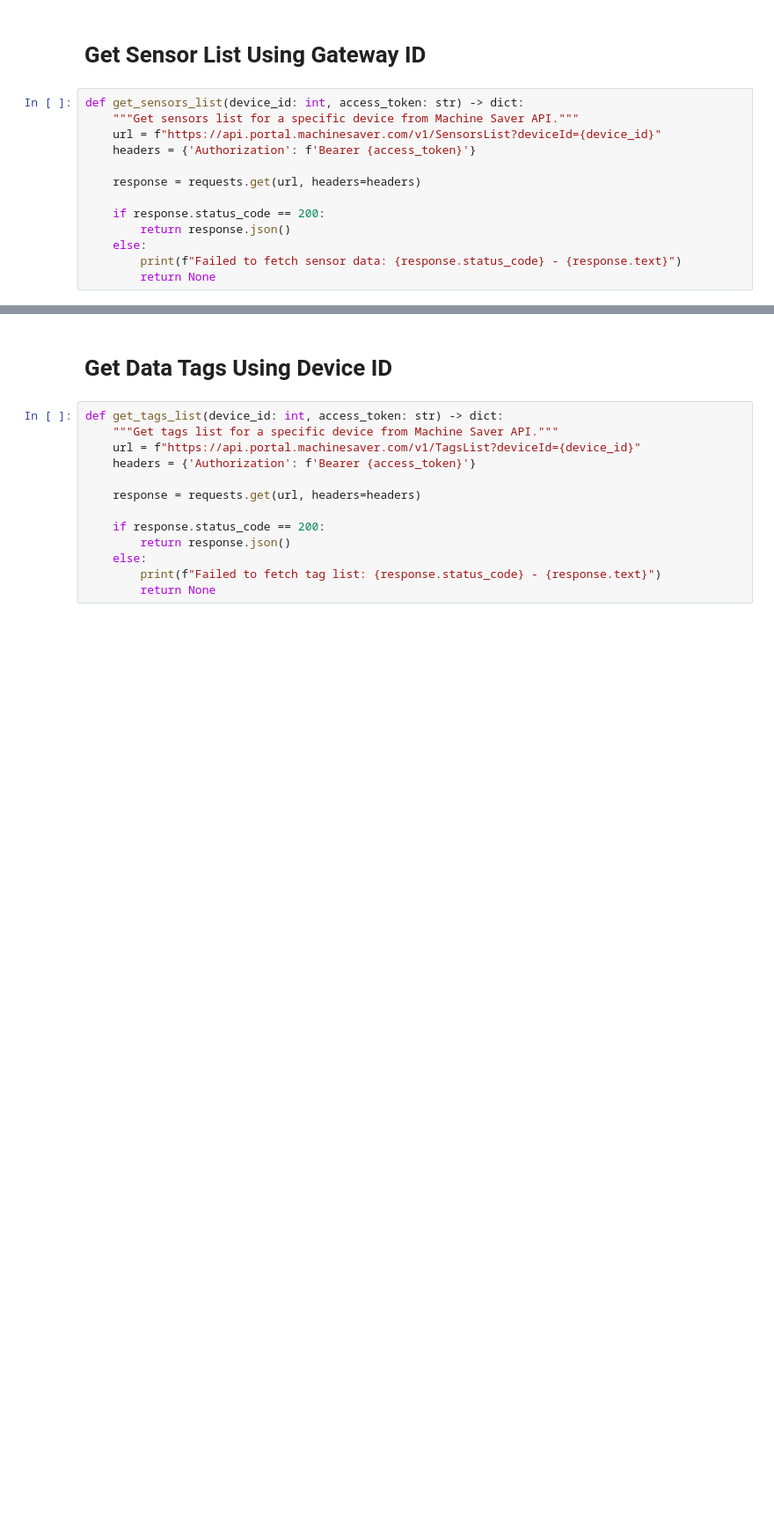
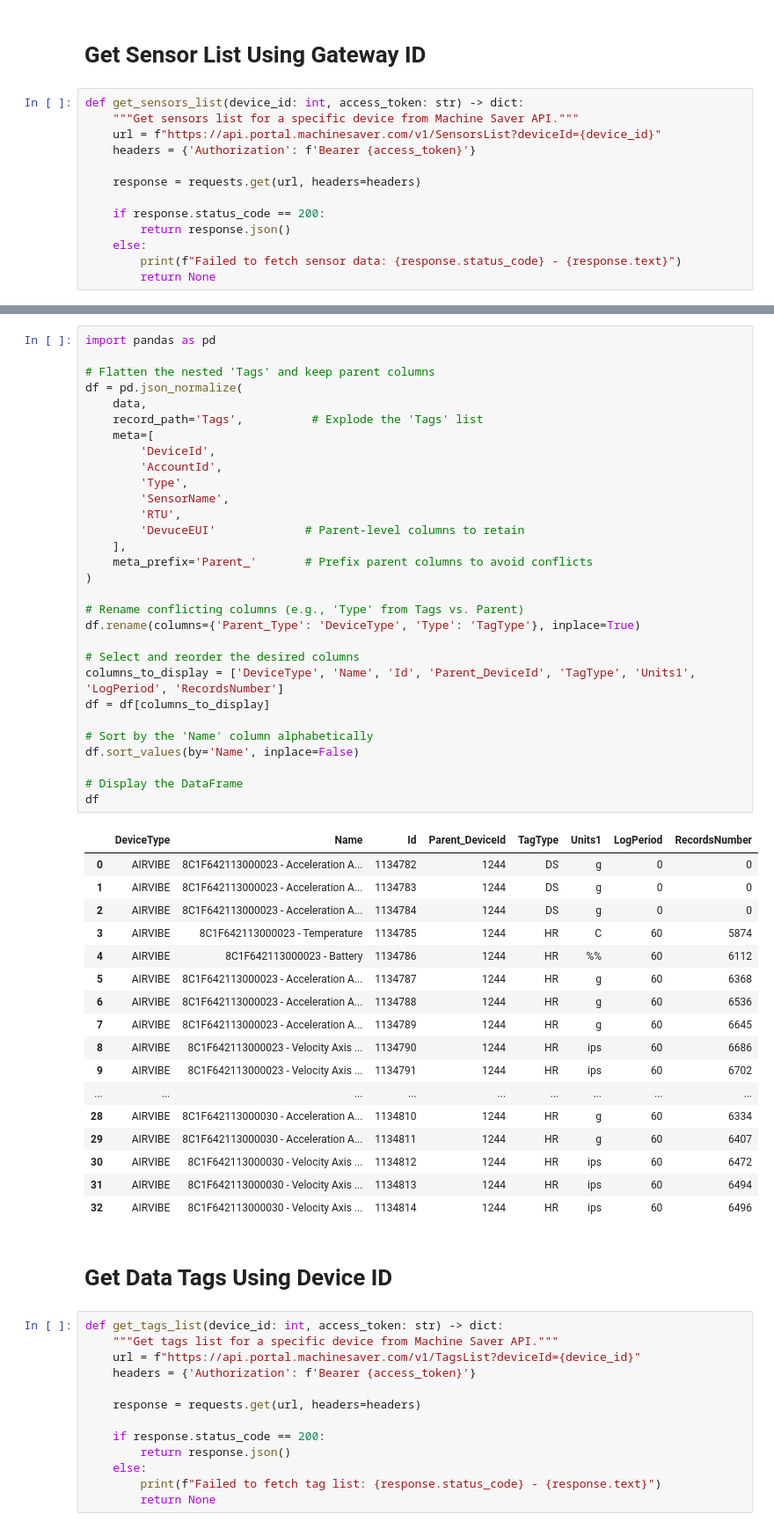
Before and after one commit to MachineSaver/MachineSaver, a Jupyter notebook: Machine_Saver_Web_Portal_API_Integration_Examples.ipynb, the cells around one changed output, grey strips where cells are left out. Shown at 88% size. Drawn from its saved outputs; the diff is of its cells as text; blank space fills up the shorter version.

Commit message:
Created using Colab, Updated Outputs, A generic demo account is now used.

```diff
--- a/Machine_Saver_Web_Portal_API_Integration_Examples.ipynb
+++ b/Machine_Saver_Web_Portal_API_Integration_Examples.ipynb
@@ -111,3 +111,51 @@ None
+# %%
+import pandas as pd
+
+# Flatten the nested 'Tags' and keep parent columns
+df = pd.json_normalize(
+    data,
+    record_path='Tags',          # Explode the 'Tags' list
+    meta=[
+        'DeviceId',
+        'AccountId',
+        'Type',
+        'SensorName',
+        'RTU',
+        'DevuceEUI'             # Parent-level columns to retain
+    ],
+    meta_prefix='Parent_'       # Prefix parent columns to avoid conflicts
+)
+
+# Rename conflicting columns (e.g., 'Type' from Tags vs. Parent)
+df.rename(columns={'Parent_Type': 'DeviceType', 'Type': 'TagType'}, inplace=True)
+
+# Select and reorder the desired columns
+columns_to_display = ['DeviceType', 'Name', 'Id', 'Parent_DeviceId', 'TagType', 'Units1', 'LogPeriod', 'RecordsNumber']
+df = df[columns_to_display]
+
+# Sort by the 'Name' column alphabetically
+df.sort_values(by='Name', inplace=False)
+
+# Display the DataFrame
+df
+# %% [output]
+|  | DeviceType | Name | Id | Parent_DeviceId | TagType | Units1 | LogPeriod | RecordsNumber |
+| 0 | AIRVIBE | 8C1F642113000023 - Acceleration A... | 1134782 | 1244 | DS | g | 0 | 0 |
+| 1 | AIRVIBE | 8C1F642113000023 - Acceleration A... | 1134783 | 1244 | DS | g | 0 | 0 |
+| 2 | AIRVIBE | 8C1F642113000023 - Acceleration A... | 1134784 | 1244 | DS | g | 0 | 0 |
+| 3 | AIRVIBE | 8C1F642113000023 - Temperature | 1134785 | 1244 | HR | C | 60 | 5874 |
+| 4 | AIRVIBE | 8C1F642113000023 - Battery | 1134786 | 1244 | HR | %% | 60 | 6112 |
+| 5 | AIRVIBE | 8C1F642113000023 - Acceleration A... | 1134787 | 1244 | HR | g | 60 | 6368 |
+| 6 | AIRVIBE | 8C1F642113000023 - Acceleration A... | 1134788 | 1244 | HR | g | 60 | 6536 |
+| 7 | AIRVIBE | 8C1F642113000023 - Acceleration A... | 1134789 | 1244 | HR | g | 60 | 6645 |
+| 8 | AIRVIBE | 8C1F642113000023 - Velocity Axis ... | 1134790 | 1244 | HR | ips | 60 | 6686 |
+| 9 | AIRVIBE | 8C1F642113000023 - Velocity Axis ... | 1134791 | 1244 | HR | ips | 60 | 6702 |
+| ... | ... | ... | ... | ... | ... | ... | ... | ... |
+| 28 | AIRVIBE | 8C1F642113000030 - Acceleration A... | 1134810 | 1244 | HR | g | 60 | 6334 |
+| 29 | AIRVIBE | 8C1F642113000030 - Acceleration A... | 1134811 | 1244 | HR | g | 60 | 6407 |
+| 30 | AIRVIBE | 8C1F642113000030 - Velocity Axis ... | 1134812 | 1244 | HR | ips | 60 | 6472 |
+| 31 | AIRVIBE | 8C1F642113000030 - Velocity Axis ... | 1134813 | 1244 | HR | ips | 60 | 6494 |
+| 32 | AIRVIBE | 8C1F642113000030 - Velocity Axis ... | 1134814 | 1244 | HR | ips | 60 | 6496 |
 # %% [markdown]
 # Get Data Tags Using Device ID
 # %%
```
Also changed, not shown: parts of 25 cells of this notebook.
